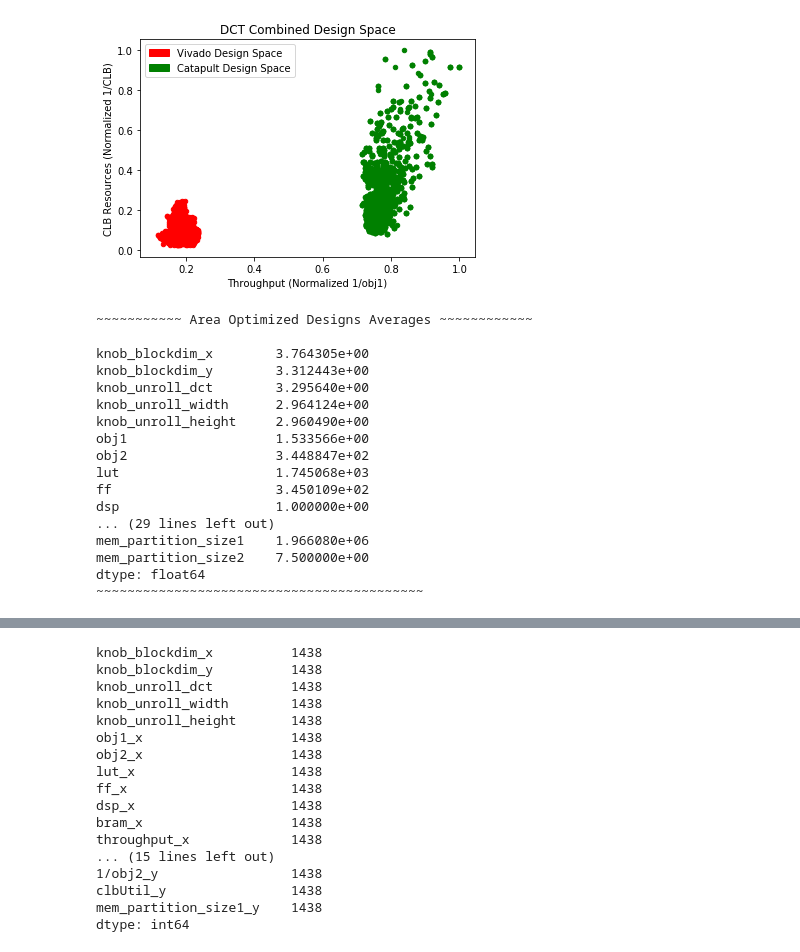
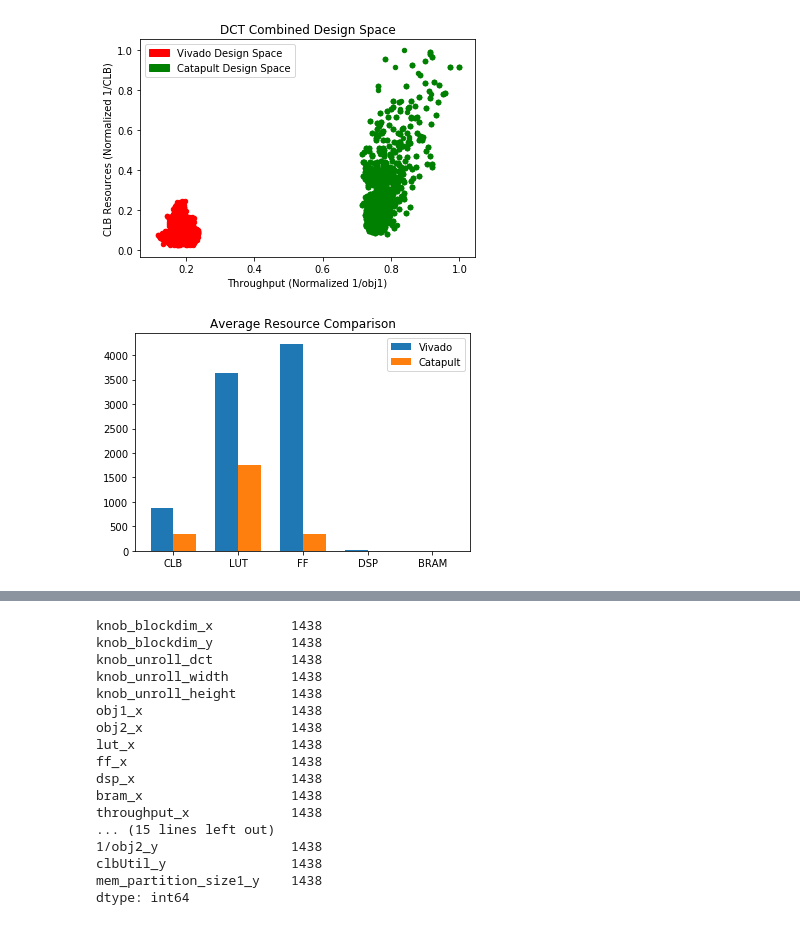
Before and after one commit to KastnerRG/Spector-HLS, a Jupyter notebook: dct/results/postproc/dct_postproc.ipynb, the cells around one changed output, grey strips where cells are left out. Cells and saved outputs as stored; diff of their text form; code cells hidden in the pictures.

```diff
--- a/dct/results/postproc/dct_postproc.ipynb
+++ b/dct/results/postproc/dct_postproc.ipynb
@@ -40,28 +40,26 @@ plt.title("DCT Combined Design Space")
 # %% [output]
 Text(0.5, 1.0, 'DCT Combined Design Space')
 [figure]
-# %%
-print("~~~~~~~~~~~ Area Optimized Designs Averages ~~~~~~~~~~~~\n")
-print(cdfx.mean())
-print("~~~~~~~~~~~~~~~~~~~~~~~~~~~~~~~~~~~~~~~~~~")
-print("\n~~~~~~~~~~~ Latency Optimized Designs Averages ~~~~~~~~~~~~\n")
-print(vdfx.mean())
-print("~~~~~~~~~~~~~~~~~~~~~~~~~~~~~~~~~~~~~~~~~~")
-# %% [output]
-~~~~~~~~~~~ Area Optimized Designs Averages ~~~~~~~~~~~~
-
-knob_blockdim_x        3.764305e+00
-knob_blockdim_y        3.312443e+00
-knob_unroll_dct        3.295640e+00
-knob_unroll_width      2.964124e+00
-knob_unroll_height     2.960490e+00
-obj1                   1.533566e+00
-obj2                   3.448847e+02
-lut                    1.745068e+03
-ff                     3.450109e+02
-dsp                    1.000000e+00
-... (29 lines left out)
-mem_partition_size1    1.966080e+06
-mem_partition_size2    7.500000e+00
-dtype: float64
-~~~~~~~~~~~~~~~~~~~~~~~~~~~~~~~~~~~~~~~~~~
+# %%
+fig, ax = plt.subplots()
+
+N=5
+vivado_val=(vdfx['obj2'].mean(),vdfx['lut'].mean(),vdfx['ff'].mean(),vdfx['dsp'].mean(),vdfx['bram'].mean())
+catapult_val=(cdfx['obj2'].mean(),cdfx['lut'].mean(),cdfx['ff'].mean(),cdfx['dsp'].mean(),cdfx['bram'].mean())
+
+ind = np.arange(N)
+width = 0.35
+
+p1=ax.bar(ind,vivado_val,width,label='vivado')
+p2=ax.bar(ind+width,catapult_val,width,label='catapult')
+
+ax.set_title('Average Resource Comparison')
+ax.set_xticks(ind + width / 2)
+ax.set_xticklabels(('CLB', 'LUT', 'FF', 'DSP', 'BRAM'))
+
+ax.legend((p1[0], p2[0]), ('Vivado', 'Catapult'))
+
+ax.autoscale_view()
+plt.show()
+# %% [output]
+[figure, added]
```
Also changed, not shown: parts of 3 cells of this notebook, 3 other files.
